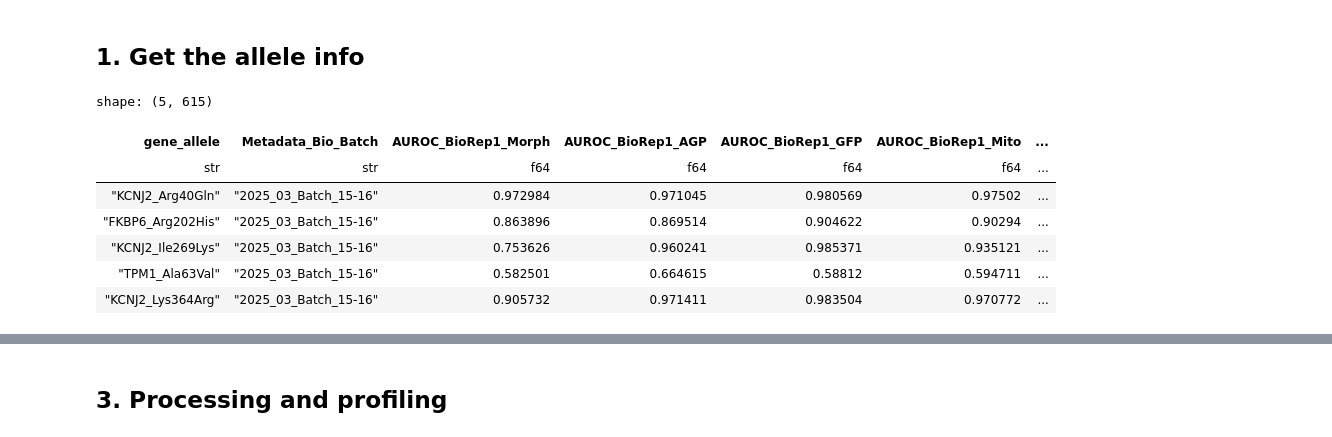
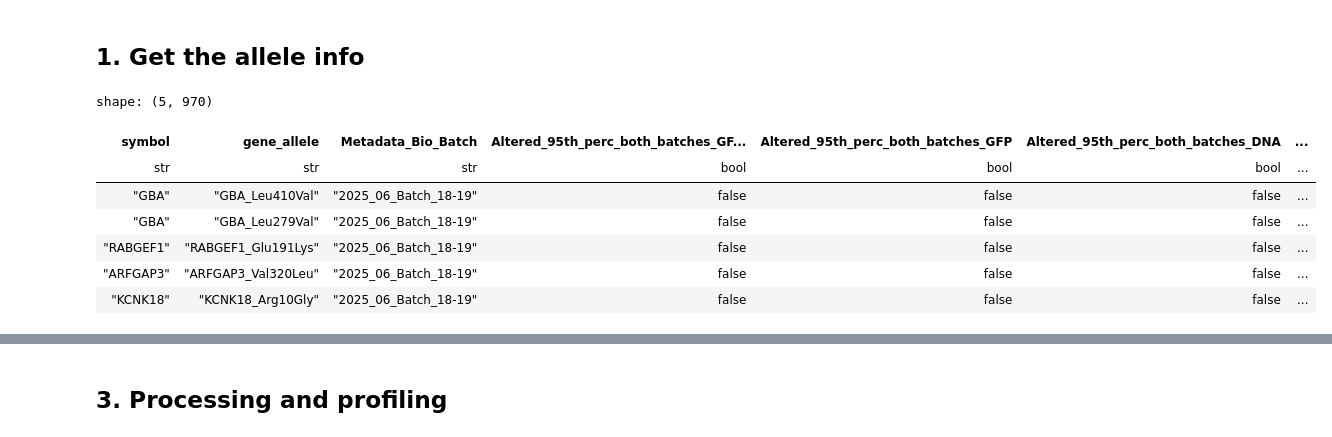
Before and after one commit to broadinstitute/2025_varchamp_snakemake, a Jupyter notebook: 3.downstream_analyses/scripts/5_aggregate_well_profiles.ipynb, the cells around one changed output, grey strips where cells are left out. Cells and saved outputs as stored; diff of their text form; code cells hidden in the pictures.

```diff
--- a/3.downstream_analyses/scripts/5_aggregate_well_profiles.ipynb
+++ b/3.downstream_analyses/scripts/5_aggregate_well_profiles.ipynb
@@ -52,31 +49,36 @@ CLASS_RES_OUTDIR = "../../../../3_outputs/1_snakemake_pipeline/2.smp_results_ana
 # %% [markdown]
 ## 1. Get the allele info
 # %%
-clin_var_df = pl.read_csv(f"../../../../../../4_compare_AI_scores/3_outputs/varchamp_seq_confirmed_alleles_clinvar_gnomad_dbnsfp_scores.tsv",
+clin_var_df = pl.read_csv(f"../inputs/varchamp_seq_confirm_alleles_clinvar_gnomad_dbnsfp_struc_scores_OMIM_MOI_disease_modules_with_protein_features.tsv",
                           separator="\t", infer_schema_length=10000
 ).with_columns(
-    pl.concat_str([pl.col("symbol"),pl.col("aa_change")], separator="_").alias("gene_allele")
+    pl.col("symbol").str.replace_all("\s+", "").alias("symbol")
+).with_columns(
+    pl.concat_str([
+        pl.col("symbol"),
+        pl.col("aa_change")
+    ], separator="_").alias("gene_allele")
 )
-imaging_summary = pl.read_csv("../../../../3_outputs/1_snakemake_pipeline/2.smp_results_analyses/3.classification_results/imaging_analyses_classification_summary.csv")
 
+imaging_summary = pl.read_csv("../outputs/2.classification_results/imaging_analyses_classification_summary_all.csv")
 ## merge the data frames
 imaging_summary_clinvar = imaging_summary.join(
-    clin_var_df,
+    clin_var_df.unique("gene_allele"),
     on="gene_allele",
     how="left"
 ).with_columns(
     pl.when(pl.col("clinvar_clnsig_clean").is_null())
     .then(pl.lit("6_No_ClinVar"))
     .otherwise(pl.col("clinvar_clnsig_clean"))
     .alias("clinvar_clnsig_clean")
 )
 imaging_summary_clinvar.head()
 # %% [output]
-shape: (5, 615)
+shape: (5, 970)
-| gene_allele | Metadata_Bio_Batch | AUROC_BioRep1_Morph | AUROC_BioRep1_AGP | AUROC_BioRep1_GFP | AUROC_BioRep1_Mito | ... |
-| str | str | f64 | f64 | f64 | f64 | ... |
-| "KCNJ2_Arg40Gln" | "2025_03_Batch_15-16" | 0.972984 | 0.971045 | 0.980569 | 0.97502 | ... |
-| "FKBP6_Arg202His" | "2025_03_Batch_15-16" | 0.863896 | 0.869514 | 0.904622 | 0.90294 | ... |
-| "KCNJ2_Ile269Lys" | "2025_03_Batch_15-16" | 0.753626 | 0.960241 | 0.985371 | 0.935121 | ... |
-| "TPM1_Ala63Val" | "2025_03_Batch_15-16" | 0.582501 | 0.664615 | 0.58812 | 0.594711 | ... |
-| "KCNJ2_Lys364Arg" | "2025_03_Batch_15-16" | 0.905732 | 0.971411 | 0.983504 | 0.970772 | ... |
+| symbol | gene_allele | Metadata_Bio_Batch | Altered_95th_perc_both_batches_GF... | Altered_95th_perc_both_batches_GFP | Altered_95th_perc_both_batches_DNA | ... |
+| str | str | str | bool | bool | bool | ... |
+| "GBA" | "GBA_Leu410Val" | "2025_06_Batch_18-19" | false | false | false | ... |
+| "GBA" | "GBA_Leu279Val" | "2025_06_Batch_18-19" | false | false | false | ... |
+| "RABGEF1" | "RABGEF1_Glu191Lys" | "2025_06_Batch_18-19" | false | false | false | ... |
+| "ARFGAP3" | "ARFGAP3_Val320Leu" | "2025_06_Batch_18-19" | false | false | false | ... |
+| "KCNK18" | "KCNK18_Arg10Gly" | "2025_06_Batch_18-19" | false | false | false | ... |
```
Also changed, not shown: parts of 60 cells of this notebook, 21 other files.
